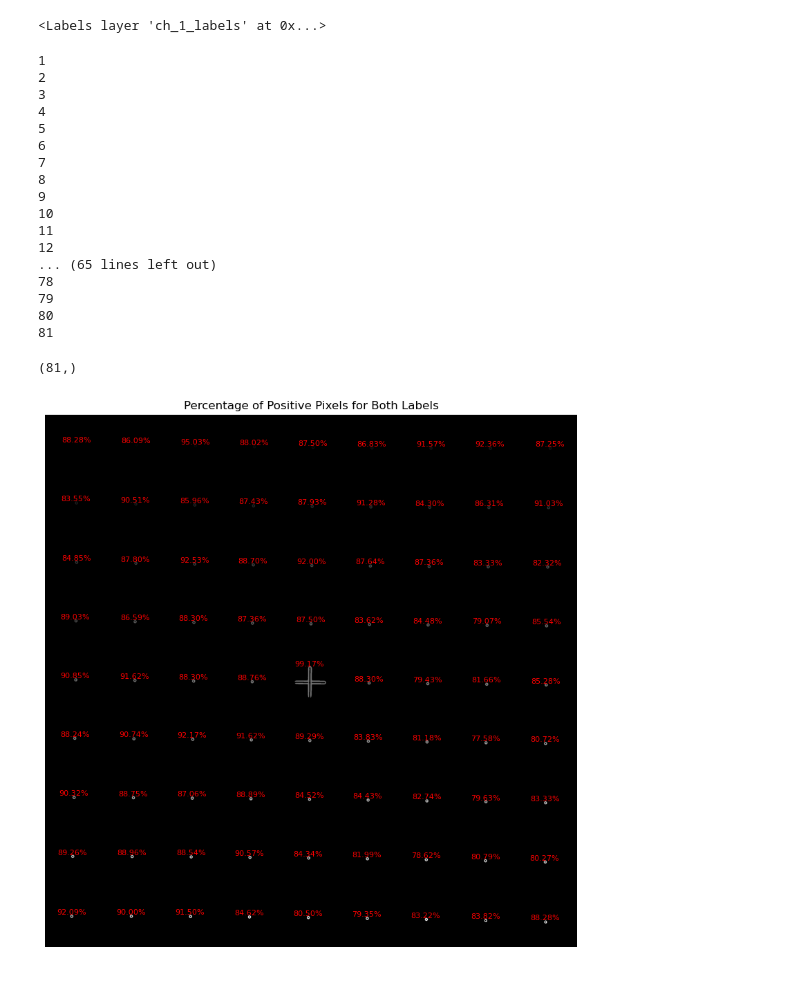
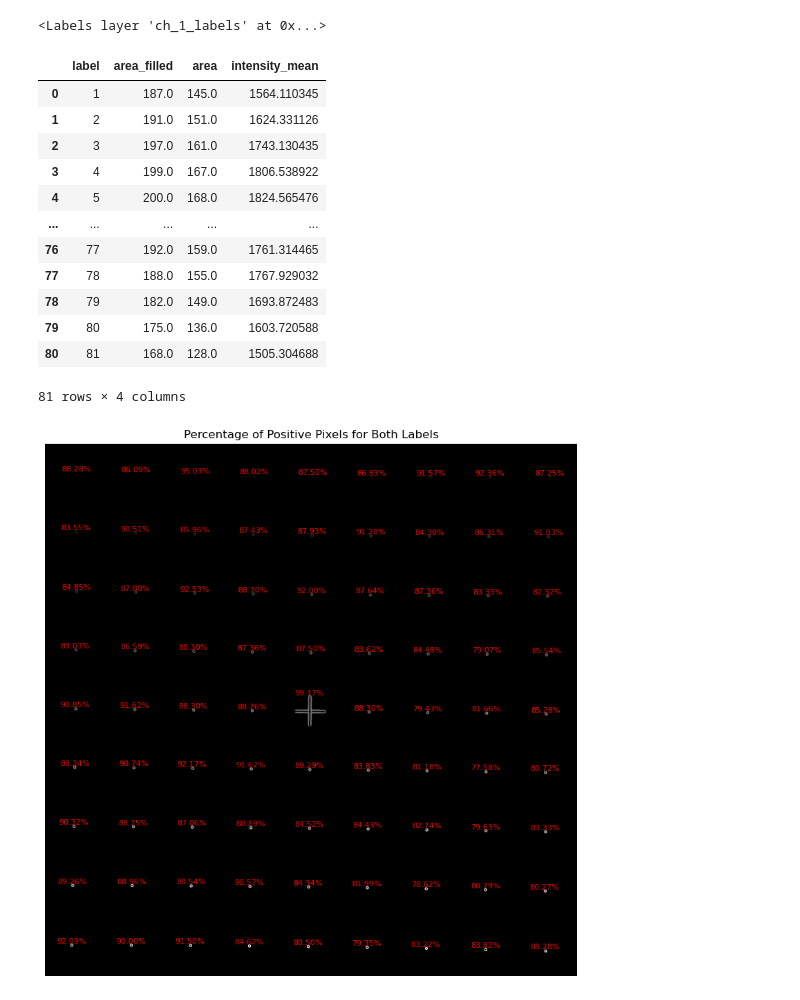
Before and after one commit to adiezsanchez/argolight_nikon_qc, a Jupyter notebook: qc.ipynb, the cells around one changed output. Drawn from its saved outputs; the diff is of its cells as text; code cells hidden in the pictures.

```diff
--- a/qc.ipynb
+++ b/qc.ipynb
@@ -54,52 +65,3 @@ def calculate_positive_pixels(ch_0_labels, ch_1_labels):
 
 # Example usage
 label_counts, percentage_positive_both = calculate_positive_pixels(ch_0_labels, ch_1_labels)
-# %%
-# Ensure that the input arrays have the same shape
-assert ch_0_labels.shape == ch_1_labels.shape, "Input arrays must have the same shape"
-
-# Ensure that both channels have the same number of labels
-assert np.max(ch_0_labels) == np.max(ch_1_labels), "Input arrays must have the same number of labels"
-
-# Define the max number of labels
-label_nr = np.max(ch_0_labels)
-
-# Create an array that stores a True value for each of the xy positions where both ch_0 and ch_1 labels are present
-positive_both = (ch_0_labels > 0) & (ch_1_labels > 0)
-
-# Count positive pixels for each label in ch_0
-
-# Initialize an empty array to store results
-label_counts = np.zeros(label_nr)
-
-# Loop over each label
-for label in range(1, (label_nr + 1)):
-    # Update the label_counts array with the sum of pixels for each ch0 labelled pixel that is also present in ch1 (positive both)
-    label_counts[label - 1] = np.sum((ch_0_labels == label) & positive_both)
-
-# Calculate the total number of pixels for each label in ch_0_labels
-total_label_counts = np.array([np.sum(ch_0_labels == label) for label in range(1, (label_nr + 1))])
-# Calculate the percentage of positive pixels for both labels
-percentage_positive_both = (label_counts / total_label_counts) * 100
-# %% [output]
-1
-2
-3
-4
-5
-6
-7
-8
-9
-10
-11
-12
-... (65 lines left out)
-78
-79
-80
-81
-# %%
-label_counts.shape
-# %% [output]
-(81,)
@@ -106 +80,18 @@ label_counts.shape
+# %%
+df_ch0 = pd.DataFrame(results_ch0)
+df_ch1 = pd.DataFrame(results_ch1)
+# %% [output]
+|  | label | area_filled | area | intensity_mean |
+| 0 | 1 | 187.0 | 145.0 | 1564.110345 |
+| 1 | 2 | 191.0 | 151.0 | 1624.331126 |
+| 2 | 3 | 197.0 | 161.0 | 1743.130435 |
+| 3 | 4 | 199.0 | 167.0 | 1806.538922 |
+| 4 | 5 | 200.0 | 168.0 | 1824.565476 |
+| ... | ... | ... | ... | ... |
+| 76 | 77 | 192.0 | 159.0 | 1761.314465 |
+| 77 | 78 | 188.0 | 155.0 | 1767.929032 |
+| 78 | 79 | 182.0 | 149.0 | 1693.872483 |
+| 79 | 80 | 175.0 | 136.0 | 1603.720588 |
+| 80 | 81 | 168.0 | 128.0 | 1505.304688 |
+81 rows × 4 columns
 # %%
```
Also changed, not shown: parts of 8 cells of this notebook.
